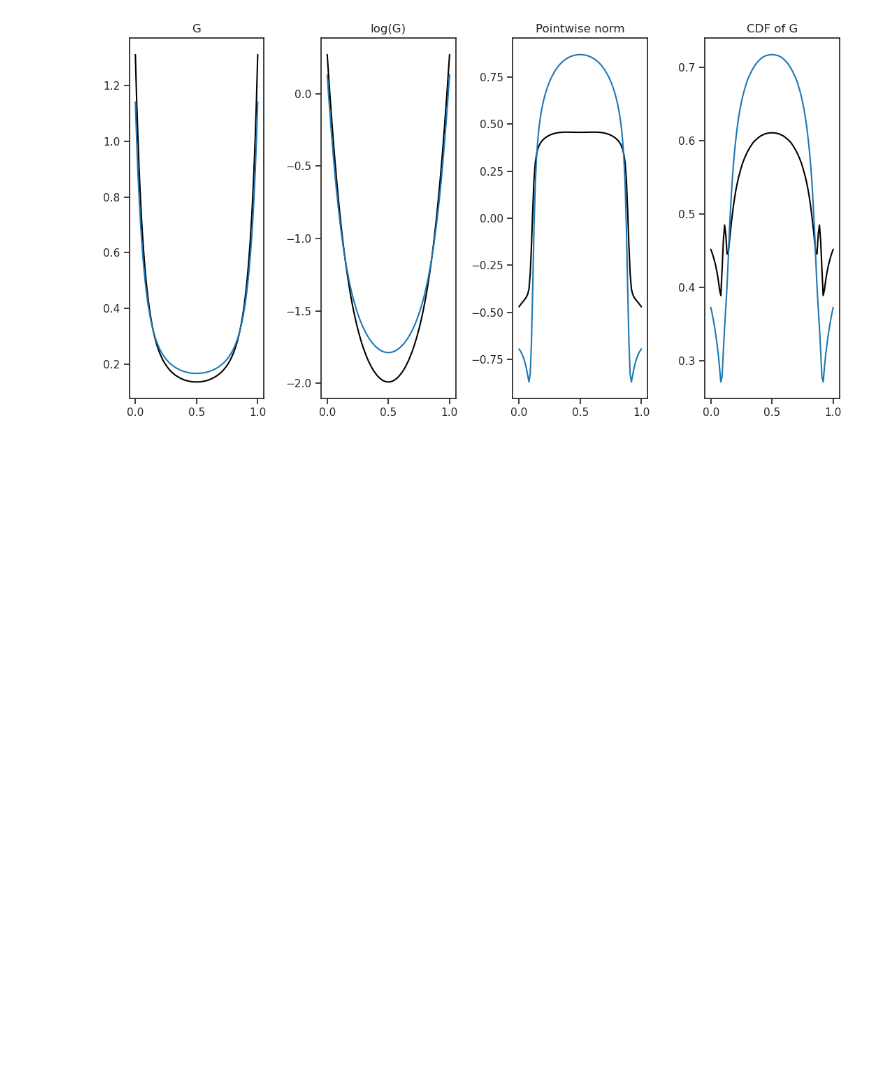
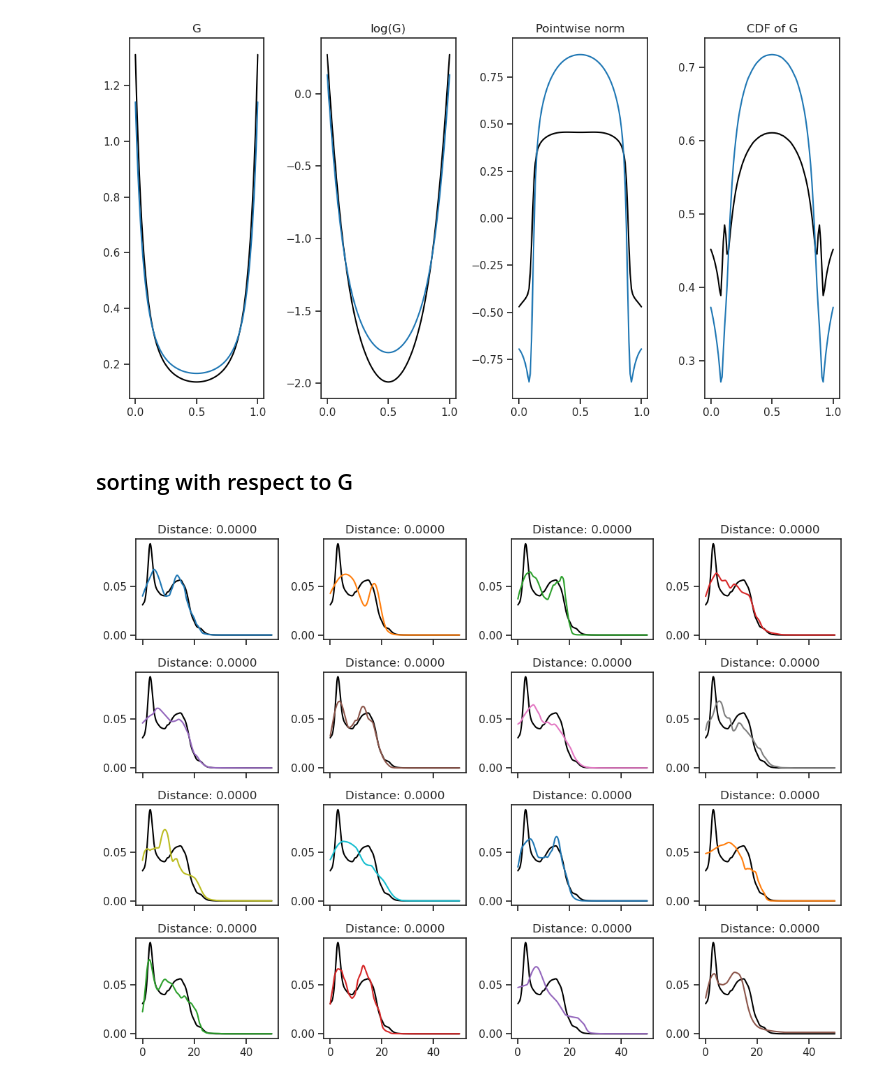
Before and after one commit to Hirshberg-Lab/transformer_latent_diffusion_4AC, a Jupyter notebook: types_of_norms.ipynb, the cells around one changed output. Cells and saved outputs as stored; diff of their text form; code cells hidden in the pictures; blank space fills up the shorter version.

```diff
--- a/types_of_norms.ipynb
+++ b/types_of_norms.ipynb
@@ -403,3 +403,12 @@ sm.plot()
 sm.plot_closest_G()
 # %% [output]
 [figure]
+# %% [markdown]
+## sorting with respect to G
+# %%
+from similarity_metric import SimilarityMetric
+sm = SimilarityMetric(hparams=hparams, specific_example=C_test[8],random_seed=20, G_channels=True)
+sm.sort_similarity_with_G(iterations=100)
+sm.plot()
+# %% [output]
+[figure, added]
```
Also changed, not shown: parts of 5 cells of this notebook.
